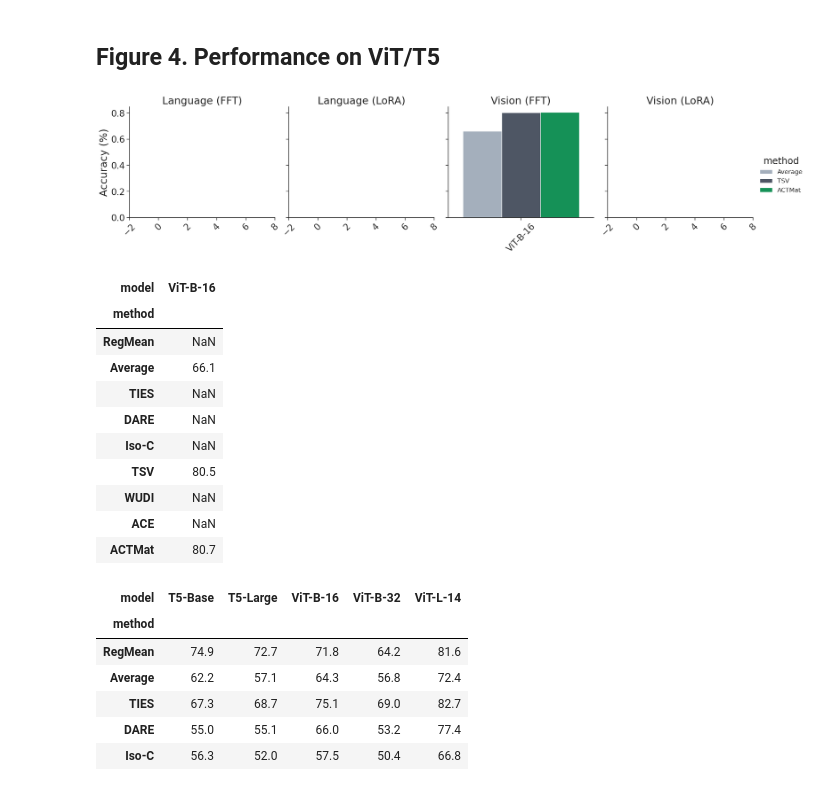
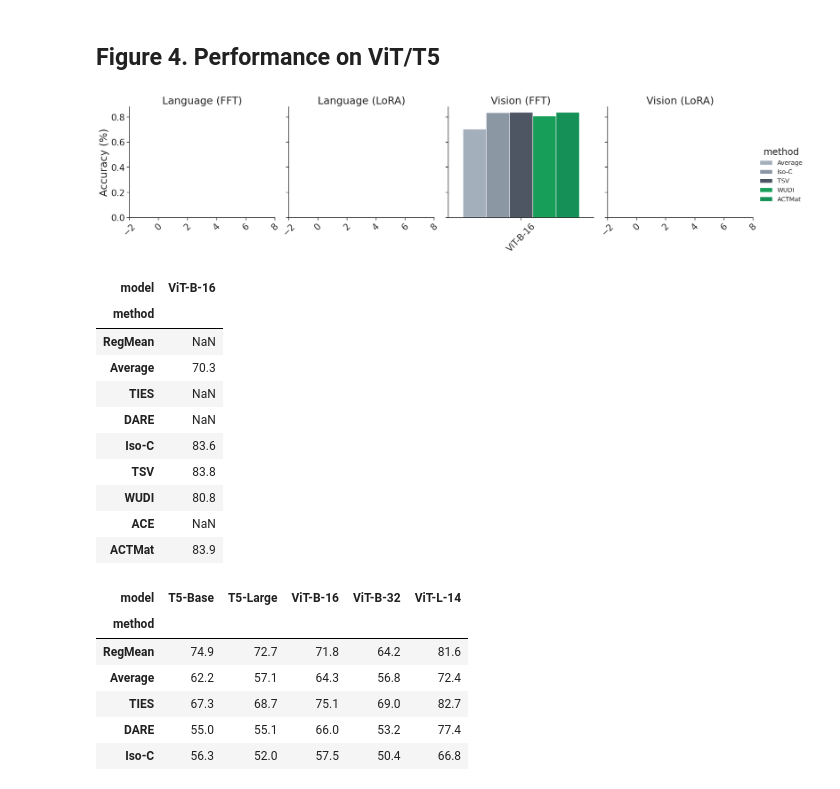
Before and after one commit to marawangamal/actmat, a Jupyter notebook: scripts/analysis.ipynb, the cells around one changed output. Drawn from its saved outputs; the diff is of its cells as text; code cells hidden in the pictures.

Commit message:
Exp: add results

```diff
--- a/scripts/analysis.ipynb
+++ b/scripts/analysis.ipynb
@@ -255,9 +255,11 @@ model_to_group = {
     "Olmo-3-7b::lora": "RL (LoRA)",
 }
 
+# ****** select results dir ******
 rows = []
 rootdir = "../artifacts/results"
-rootdir = "../artifacts/results20"
+rootdir = "../artifacts/results14"
+# rootdir = "../artifacts/results20"
 # rootdir = "../artifacts/results-wang20"
 for model in models:
     for method in methods:
@@ -284,34 +286,34 @@ for model in models:
                         "acc": avg_score,
                     }
                 )
 
 if not rows:
     raise ValueError("No records")
 df = pd.DataFrame(rows)
 df["group"] = (df["model"] + "::" + df["finetuning_mode"]).map(
     lambda x: model_to_group[x]
 )
 df["model"] = df["model"].map(lambda x: model_to_model.get(x, "red"))
 df["method"] = df["method"].map(lambda x: method_to_method.get(x, x))
 # display(df)
 g = sns.catplot(
     data=df,
     x="model",
     hue="method",
     y="acc",
     col="group",
     col_order=["Language (FFT)", "Language (LoRA)", "Vision (FFT)", "Vision (LoRA)"],
     kind="bar",
     palette=method_to_color,
     sharex=False,
 )
 # Formatting.
 g.set_axis_labels("", "Accuracy (%)")
 g.set_xticklabels(rotation=45)
 g.set_titles("{col_name}", fontsize=BASE_FONTSIZE)
 apply_hatches(g, method_to_hatch)
 # %% [output]
-[figure, old version]
+[figure, new version]
 # %%
 # Display all methods
 # filter (fft only)
@@ -337,14 +339,14 @@ dfp
 | model | ViT-B-16 |
 | method |  |
 | RegMean | NaN |
-| Average | 66.1 |
+| Average | 70.3 |
 | TIES | NaN |
 | DARE | NaN |
-| Iso-C | NaN |
-| TSV | 80.5 |
-| WUDI | NaN |
+| Iso-C | 83.6 |
+| TSV | 83.8 |
+| WUDI | 80.8 |
 | ACE | NaN |
-| ACTMat | 80.7 |
+| ACTMat | 83.9 |
 # %%
 # Display all methods
 # filter (lora only)
```
Also changed, not shown: 7 other files.
